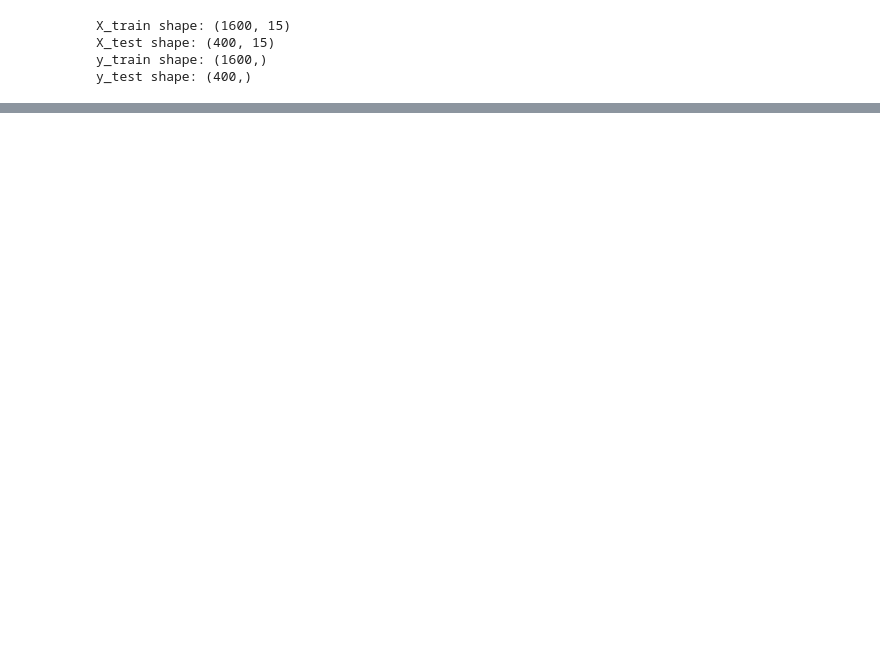
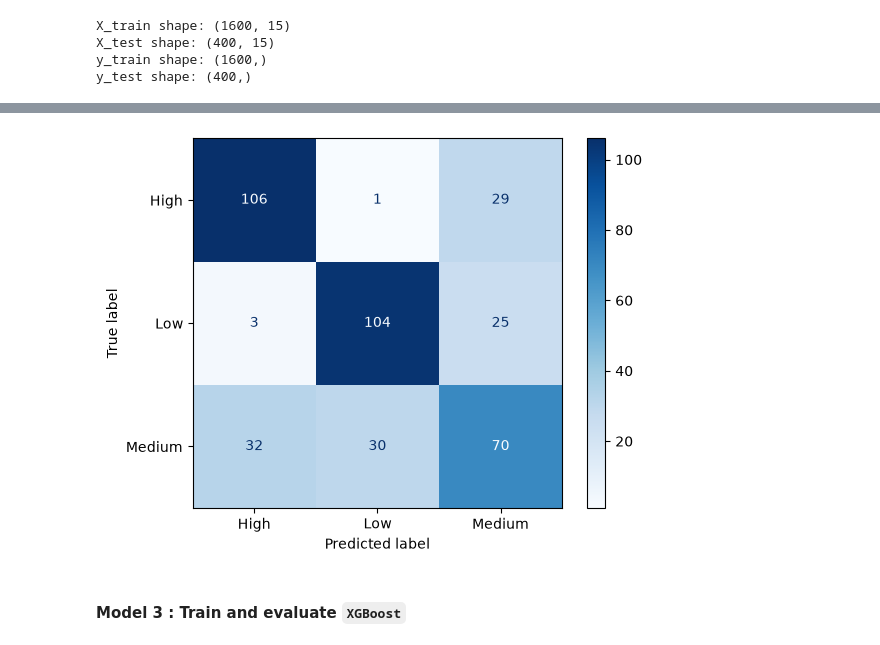
Before and after one commit to abderrahmane-lartab/Mental-health-risk-prediction, a Jupyter notebook: notebooks/model_training.ipynb, the cells around one changed output, grey strips where cells are left out. Saved outputs shown, nothing was run; the diff lists cells and outputs as text; code cells hidden in the pictures; blank space fills up the shorter version.

```diff
--- a/notebooks/model_training.ipynb
+++ b/notebooks/model_training.ipynb
@@ -110,0 +105,9 @@ xgb_grid.fit(X_train, y_train)
+# %%
+# train Random Forest model
+
+rf_pipeline = Pipeline([
+    ("preprocessor", preprocessor),
+    ("model", RandomForestClassifier(n_estimators=300, random_state=42, n_jobs=-1))
+])
+# %%
+rf_pipeline.fit(X_train, y_train)
@@ -110,0 +132,2 @@ xgb_grid.fit(X_train, y_train)
+# %%
+y_rf_pred = rf_pipeline.predict(X_test)
@@ -110,0 +156,8 @@ xgb_grid.fit(X_train, y_train)
+# %%
+# confution matrix
+
+rf_conf_matrix = ConfusionMatrixDisplay.from_predictions(y_test, y_rf_pred, display_labels=rf_pipeline.classes_, cmap=plt.cm.Blues, )
+# %% [output]
+[figure, added]
+# %% [markdown]
+#### Model 3 : Train and evaluate **`XGBoost`**
```
Also changed, not shown: parts of 21 cells of this notebook, 26 other files.
